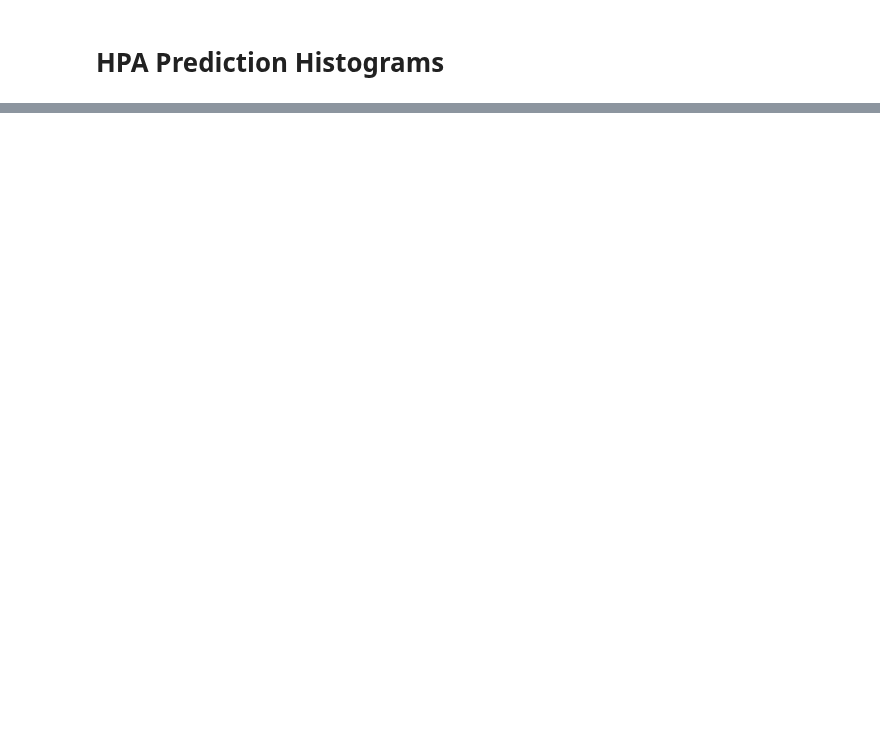
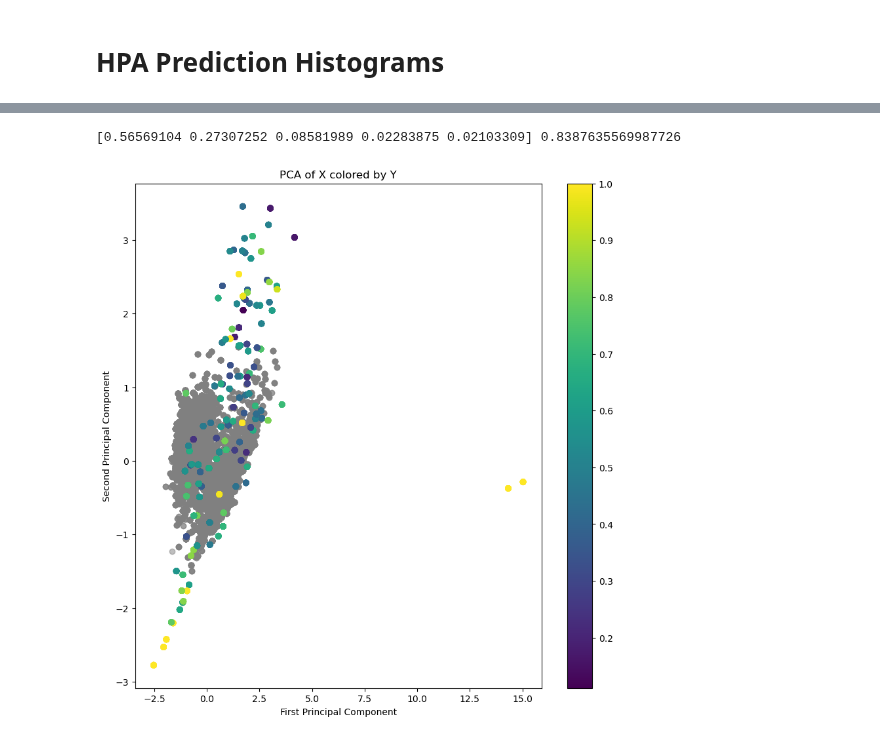
Before and after one commit to ishan-gaur/HPA_CC, a Jupyter notebook: scripts/hpa_eval.ipynb, the cells around one changed output, grey strips where cells are left out. Drawn from its saved outputs; the diff is of its cells as text; code cells hidden in the pictures; blank space fills up the shorter version.

```diff
--- a/scripts/hpa_eval.ipynb
+++ b/scripts/hpa_eval.ipynb
@@ -263,3 +308,30 @@ X shape: torch.Size([1870, 2048])
+# %%
+X = torch.concat([HPA_dm.dataset.X, FUCCI_dm.dataset.X], dim=0)
+Y = np.zeros((len(X),))
+for i in range(len(np.unique(well_labels))):
+    well_idx = np.where(well_labels == i)[0]
+    Y[well_idx] = well_pseudo_pred_spreads[i]
+
+
+# Perform PCA on X
+pca = PCA(n_components=5)
+X_pca = pca.fit_transform(X[:, 1536:])
+print(pca.explained_variance_ratio_, sum(pca.explained_variance_ratio_[:2]))
+# Create a scatter plot of the first two principal components
+# fig, axes = plt.subplots(1, 2, figsize=(20, 10), sharex=True, sharey=True)
+# axes[1].scatter(X_pca[len(h_pseudo_preds):, 0], X_pca[len(h_pseudo_preds):, 1], c=Y[len(h_pseudo_preds):], cmap='viridis', alpha=0.5)
+# sc = axes[0].scatter(X_pca[:len(h_pseudo_preds), 0], X_pca[:len(h_pseudo_preds), 1], c=Y[:len(h_pseudo_preds)], cmap='viridis', alpha=0.5)
+fig = plt.figure(figsize=(10, 10))
+plt.scatter(X_pca[len(h_pseudo_preds):, 1], X_pca[len(h_pseudo_preds):, 2], color='gray', alpha=0.5)
+sc = plt.scatter(X_pca[:len(h_pseudo_preds), 1], X_pca[:len(h_pseudo_preds), 2], c=Y[:len(h_pseudo_preds)], cmap='viridis')
+plt.colorbar(sc)
+plt.xlabel('First Principal Component')
+plt.ylabel('Second Principal Component')
+plt.title('PCA of X colored by Y')
+plt.show()
+# %% [output]
+[0.56569104 0.27307252 0.08581989 0.02283875 0.02103309] 0.8387635569987726
+[figure, added]
 # %%
 fig, ax = plt.subplots(1, 3, figsize=(15, 5), sharey=True)
 sns.histplot(pseudo_preds, ax=ax[0], stat="density")
```
Also changed, not shown: parts of 12 cells of this notebook, 15 other files.
